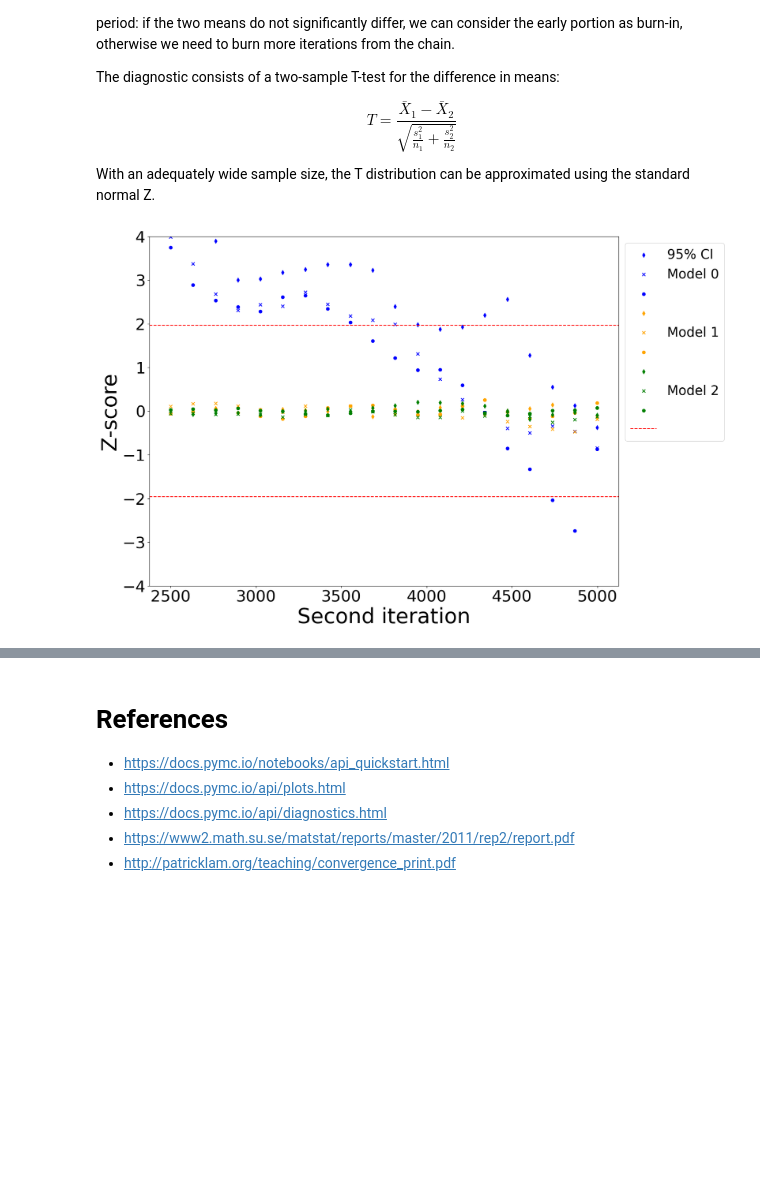
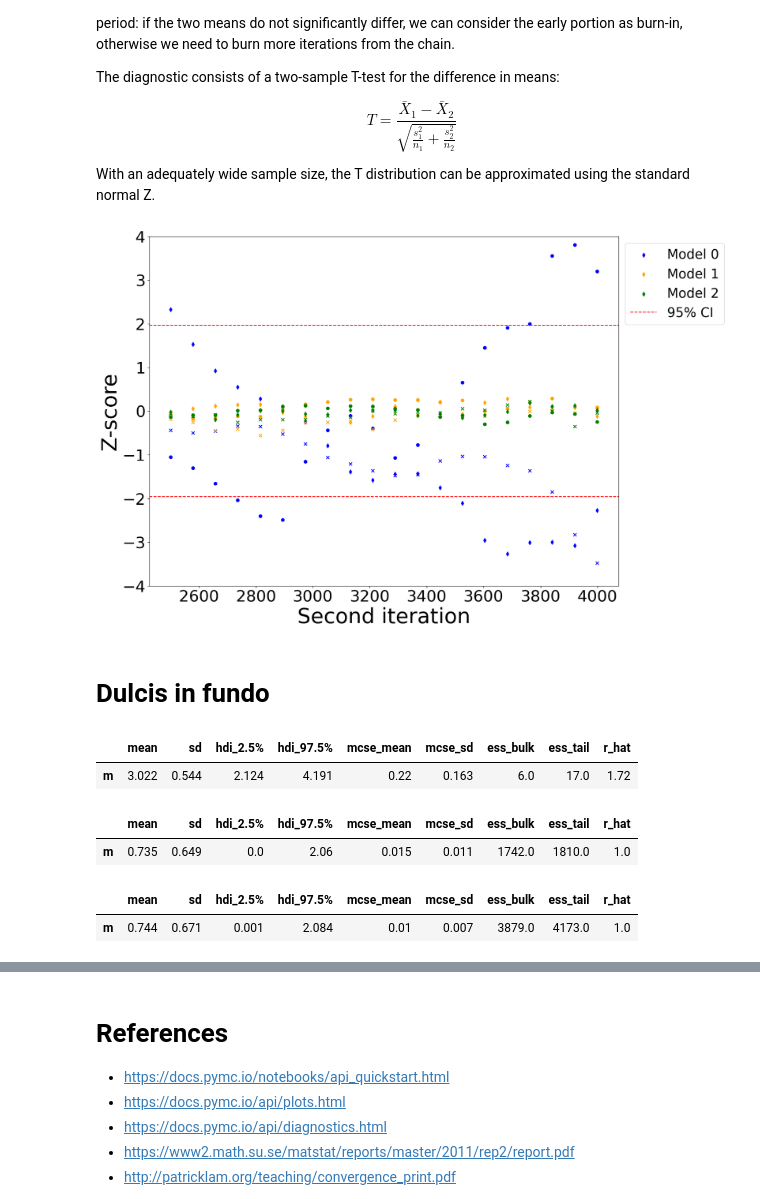
Before and after one commit to fcastagna/mcmc_convergence, a Jupyter notebook: convergence.ipynb, the cells around one changed output, grey strips where cells are left out. Cells and saved outputs as stored; diff of their text form; code cells hidden in the pictures; blank space fills up the shorter version.

```diff
--- a/convergence.ipynb
+++ b/convergence.ipynb
@@ -20,21 +19,16 @@ logging.disable(sys.maxsize)
 # %%
 %%capture
-import numpy as np
-import pymc as pm
-
 obs = [-4.]
 niter = 5000
-nburn = 2000
-ntotal = nburn+niter
-nchains = 3
+nchains = 4
 seed = 123
 
 with pm.Model() as model:
     m = pm.Uniform('m', lower=0., upper=10.)
     likelihood = pm.Normal('y_obs', mu=m, sigma=2., observed=obs)
-    step_0 = pm.Metropolis(S=np.array([.01]))
-    step_1 = pm.Metropolis(S=np.array([10]))
-    step_2 = pm.Metropolis(S=np.array([2.5]))
-    trace_0 = pm.sample(ntotal, step=step_0, cores=1, tune=0, chains=nchains, random_seed=123)
-    trace_1 = pm.sample(ntotal, step=step_1, cores=1, tune=0, chains=nchains, random_seed=123)
-    trace_2 = pm.sample(ntotal, step=step_2, cores=1, tune=0, chains=nchains, random_seed=123)
+    step_0 = pm.Metropolis(S=np.array([.01]), tune_interval=niter)
+    step_1 = pm.Metropolis(S=np.array([10]), tune_interval=niter)
+    step_2 = pm.Metropolis(S=np.array([2.5]), tune_interval=niter)
+    trace_0 = pm.sample(niter, step=step_0, tune=0, chains=nchains, random_seed=seed)
+    trace_1 = pm.sample(niter, step=step_1, tune=0, chains=nchains, random_seed=seed)
+    trace_2 = pm.sample(niter, step=step_2, tune=0, chains=nchains, random_seed=seed)
@@ -84,3 +55,10 @@ Coordinates:
+# %%
+%%capture
+nburn = 2000
+with model:
+    trace_0 = pm.sample(niter, step=step_0, tune=nburn, chains=nchains, random_seed=seed)
+    trace_1 = pm.sample(niter, step=step_1, tune=nburn, chains=nchains, random_seed=seed)
+    trace_2 = pm.sample(niter, step=step_2, tune=nburn, chains=nchains, random_seed=seed)
 # %% [markdown]
 # Traceplot
 A traceplot shows the history of a parameter value across iterations of the chain. It's easy to spot from the traceplot whether our chains adequately explored the parameter space or not.
@@ -363,24 +316,41 @@ def geweke(ary, first=0.1, last=0.5, intervals=20):
 # %%
 plt.rcParams['figure.figsize'] = (16, 12)
 plt.rcParams['xtick.labelsize'] = 30
 plt.rcParams['ytick.labelsize'] = 30
 plt.rcParams['axes.labelsize'] = 40
 gew_0 = [geweke(trace_0.posterior.m.data[i,nburn:].flatten(), first=.1, last=.5) for i in range(3)]
 dots = ['d', 'x', 'o']
-[plt.scatter(niter/2+gew_0[i][:,0], gew_0[i][:,1], marker=dots[i], color='blue') for i in range(3)]
+[plt.scatter(niter/2+gew_0[i][:,0], gew_0[i][:,1], marker=dots[i], color='blue',
+             label='Model 0' if i==0 else '_nolegend_') for i in range(3)]
 gew_1 = [geweke(trace_1.posterior.m.data[i,nburn:].flatten(), first=.1, last=.5) for i in range(3)]
-[plt.scatter(niter/2+gew_1[i][:,0], gew_1[i][:,1], marker=dots[i], color='orange') for i in range(3)]
+[plt.scatter(niter/2+gew_1[i][:,0], gew_1[i][:,1], marker=dots[i], color='orange',
+             label='Model 1' if i==0 else '_nolegend_') for i in range(3)]
 gew_2 = [geweke(trace_2.posterior.m.data[i,nburn:].flatten(), first=.1, last=.5) for i in range(3)]
-[plt.scatter(niter/2+gew_2[i][:,0], gew_2[i][:,1], marker=dots[i], color='green') for i in range(3)]
+[plt.scatter(niter/2+gew_2[i][:,0], gew_2[i][:,1], marker=dots[i], color='green',
+             label='Model 2' if i==0 else '_nolegend_') for i in range(3)]
 plt.xlabel('Second iteration')
 plt.ylabel('Z-score')
 plt.ylim(-4, 4)
-plt.axhline(-st.norm.ppf(.975), linestyle='--', color='red')
+plt.axhline(-st.norm.ppf(.975), linestyle='--', color='red', label='95% CI')
 plt.axhline(st.norm.ppf(.975), linestyle='--', color='red', label='_nolegend_')
-plt.legend(('95% CI',
-            'Model 0', '', '',
-            'Model 1', '', '',
-            'Model 2', '' , ''), bbox_to_anchor=(1,1), prop={'size': 25})
+plt.legend(bbox_to_anchor=(1,1), prop={'size': 25})
 pass
 # %% [output]
-[figure, old version]
+[figure, new version]
+# %% [markdown]
+# Dulcis in fundo
+# %%
+pm.summary(trace_0, hdi_prob=.95)
+# %% [output]
+|  | mean | sd | hdi_2.5% | hdi_97.5% | mcse_mean | mcse_sd | ess_bulk | ess_tail | r_hat |
+| m | 3.022 | 0.544 | 2.124 | 4.191 | 0.22 | 0.163 | 6.0 | 17.0 | 1.72 |
+# %%
+pm.summary(trace_1, hdi_prob=.95)
+# %% [output]
+|  | mean | sd | hdi_2.5% | hdi_97.5% | mcse_mean | mcse_sd | ess_bulk | ess_tail | r_hat |
+| m | 0.735 | 0.649 | 0.0 | 2.06 | 0.015 | 0.011 | 1742.0 | 1810.0 | 1.0 |
+# %%
+pm.summary(trace_2, hdi_prob=.95)
+# %% [output]
+|  | mean | sd | hdi_2.5% | hdi_97.5% | mcse_mean | mcse_sd | ess_bulk | ess_tail | r_hat |
+| m | 0.744 | 0.671 | 0.001 | 2.084 | 0.01 | 0.007 | 3879.0 | 4173.0 | 1.0 |
```
Also changed, not shown: parts of 33 cells of this notebook.
